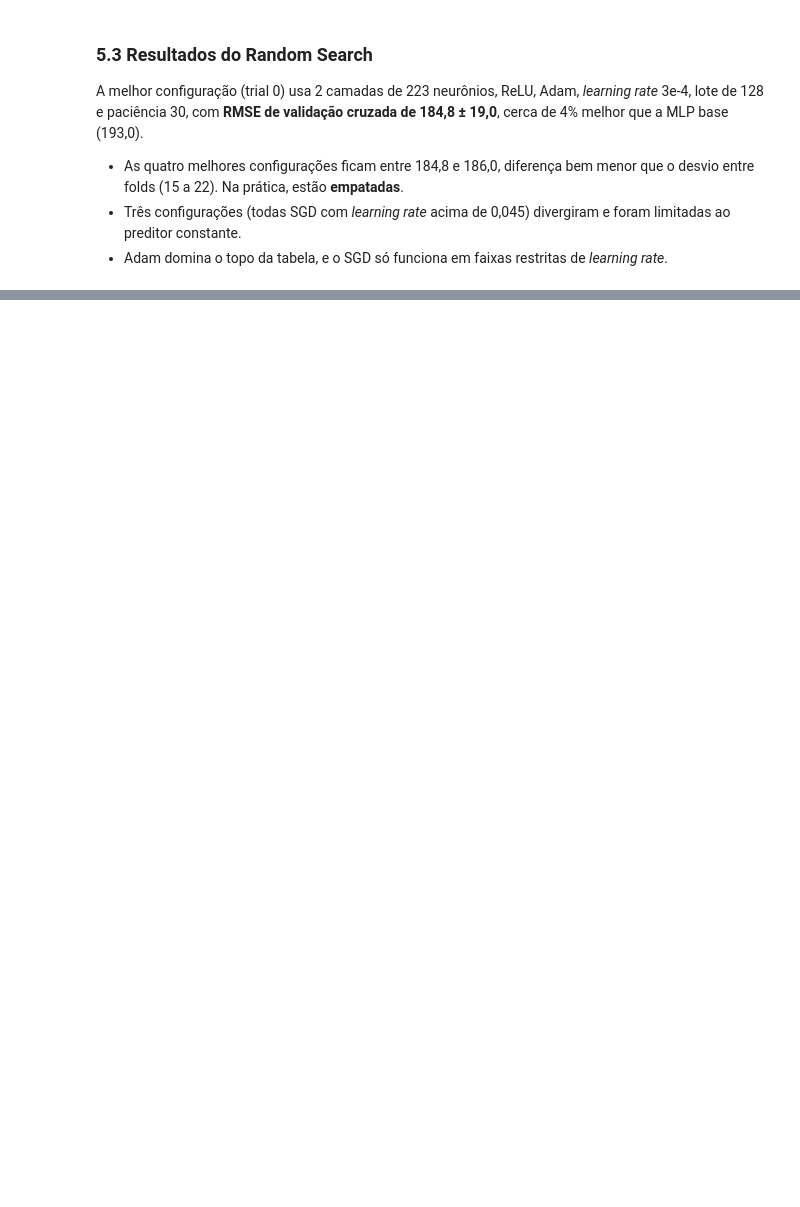
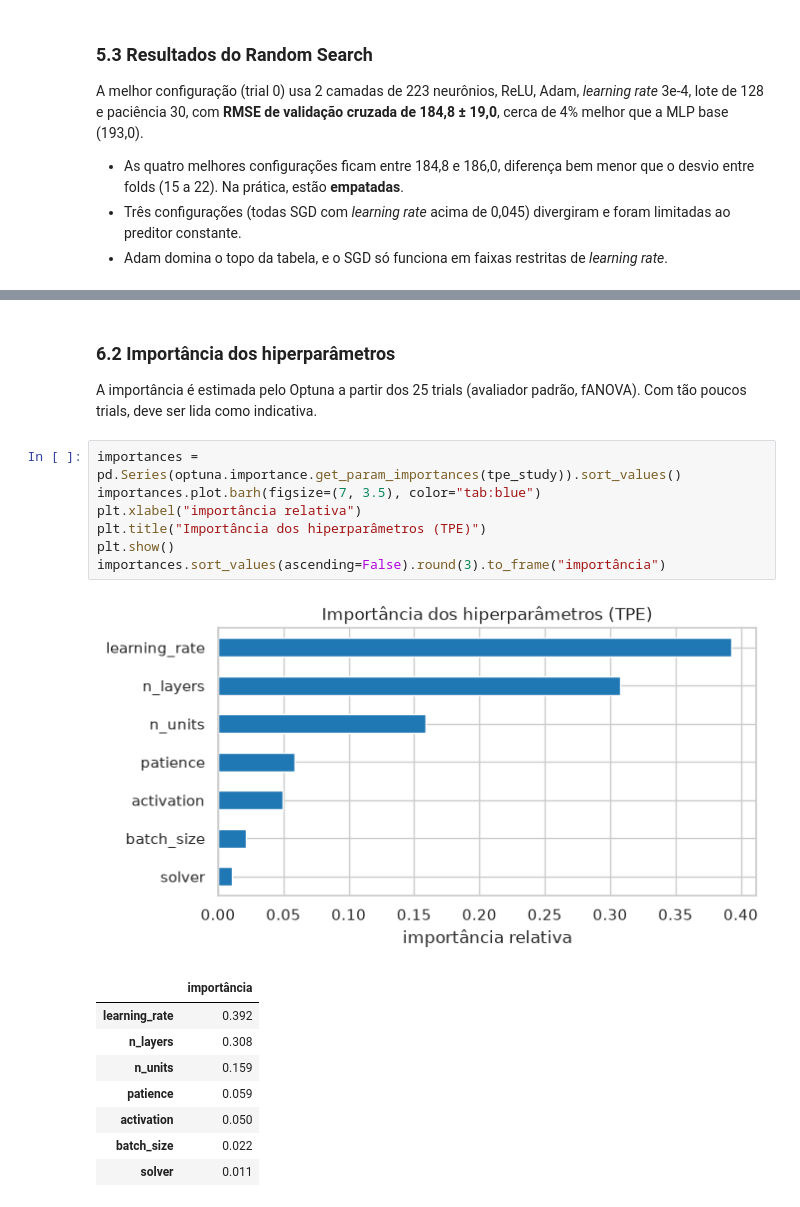
Before and after one commit to Gaalbu/Mlp-Som-Seoul-bike-renting, a Jupyter notebook: mlp_seoul_bike.ipynb, the cells around one changed output, grey strips where cells are left out. Cells and saved outputs as stored; diff of their text form; blank space fills up the shorter version.

```diff
--- a/mlp_seoul_bike.ipynb
+++ b/mlp_seoul_bike.ipynb
@@ -441,0 +490,21 @@ A melhor configuração (trial 0) usa 2 camadas de 223 neurônios, ReLU, Adam, *
+# %% [markdown]
+### 6.2 Importância dos hiperparâmetros
+
+A importância é estimada pelo Optuna a partir dos 25 trials (avaliador padrão, fANOVA). Com tão poucos trials, deve ser lida como indicativa.
+# %%
+importances = pd.Series(optuna.importance.get_param_importances(tpe_study)).sort_values()
+importances.plot.barh(figsize=(7, 3.5), color="tab:blue")
+plt.xlabel("importância relativa")
+plt.title("Importância dos hiperparâmetros (TPE)")
+plt.show()
+importances.sort_values(ascending=False).round(3).to_frame("importância")
+# %% [output]
+[figure, added]
+|  | importância |
+| learning_rate | 0.392 |
+| n_layers | 0.308 |
+| n_units | 0.159 |
+| patience | 0.059 |
+| activation | 0.050 |
+| batch_size | 0.022 |
+| solver | 0.011 |
```
Also changed, not shown: parts of 6 cells of this notebook.
